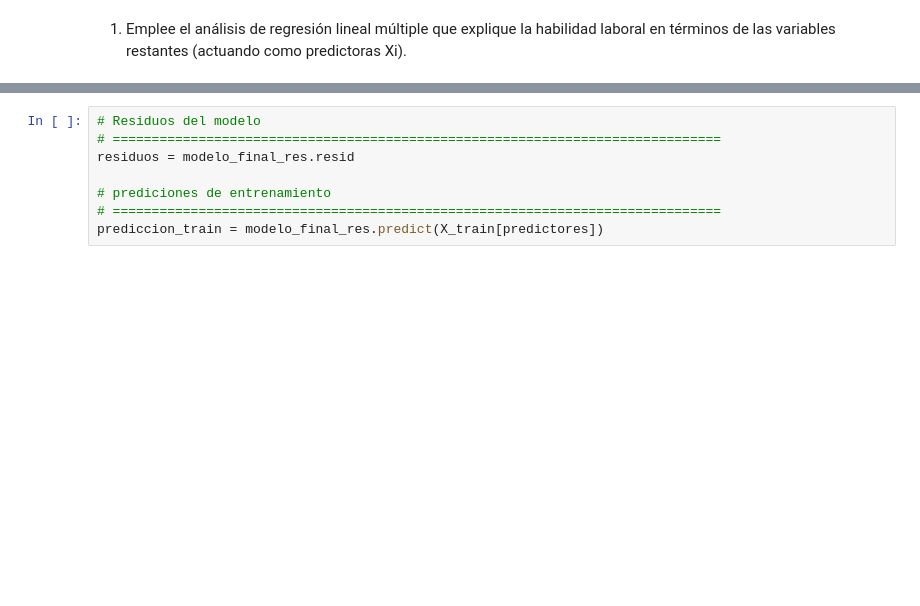
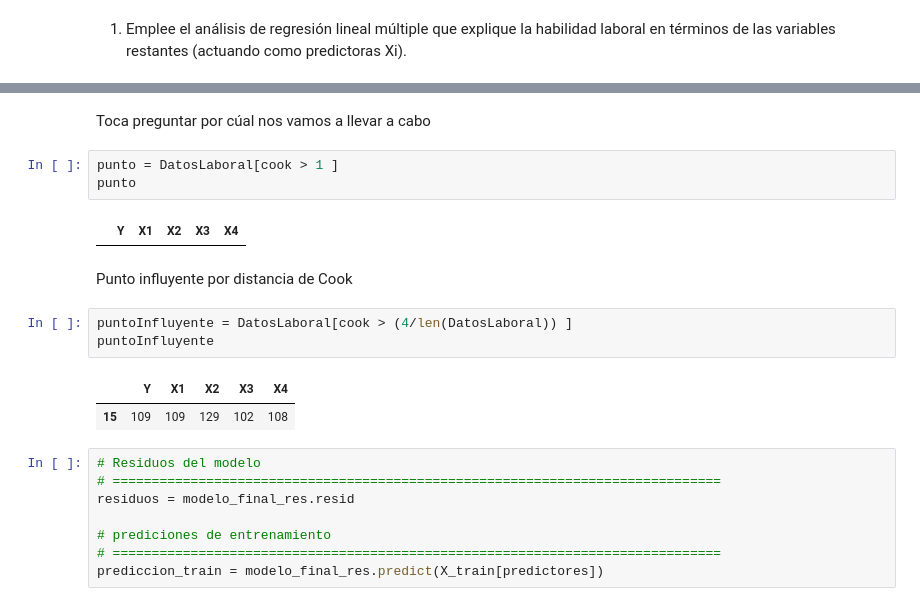
Before and after one commit to JuanJoseNaranjo/Regresion_lineal_multiple, a Jupyter notebook: Trabajo3EAE_JuanJoseNaranjoVelasquez_DiegoAlejandroMoraSuarez_KennetDavidLeonelTriana.ipynb, the cells around one changed output, grey strips where cells are left out. Saved outputs shown, nothing was run; the diff lists cells and outputs as text; blank space fills up the shorter version.

```diff
--- a/Trabajo3EAE_JuanJoseNaranjoVelasquez_DiegoAlejandroMoraSuarez_KennetDavidLeonelTriana.ipynb
+++ b/Trabajo3EAE_JuanJoseNaranjoVelasquez_DiegoAlejandroMoraSuarez_KennetDavidLeonelTriana.ipynb
@@ -105,3 +102,18 @@ ValueError: x and y must be the same size
+# %% [markdown]
+Toca preguntar por cúal nos vamos a llevar a cabo
+# %%
+punto = DatosLaboral[cook > 1 ]
+punto
+# %% [output]
+|  | Y | X1 | X2 | X3 | X4 |
+# %% [markdown]
+Punto influyente por distancia de Cook
+# %%
+puntoInfluyente = DatosLaboral[cook > (4/len(DatosLaboral)) ]
+puntoInfluyente
+# %% [output]
+|  | Y | X1 | X2 | X3 | X4 |
+| 15 | 109 | 109 | 129 | 102 | 108 |
 # %%
 # Residuos del modelo
 # ==============================================================================
```
Also changed, not shown: parts of 9 cells of this notebook.
